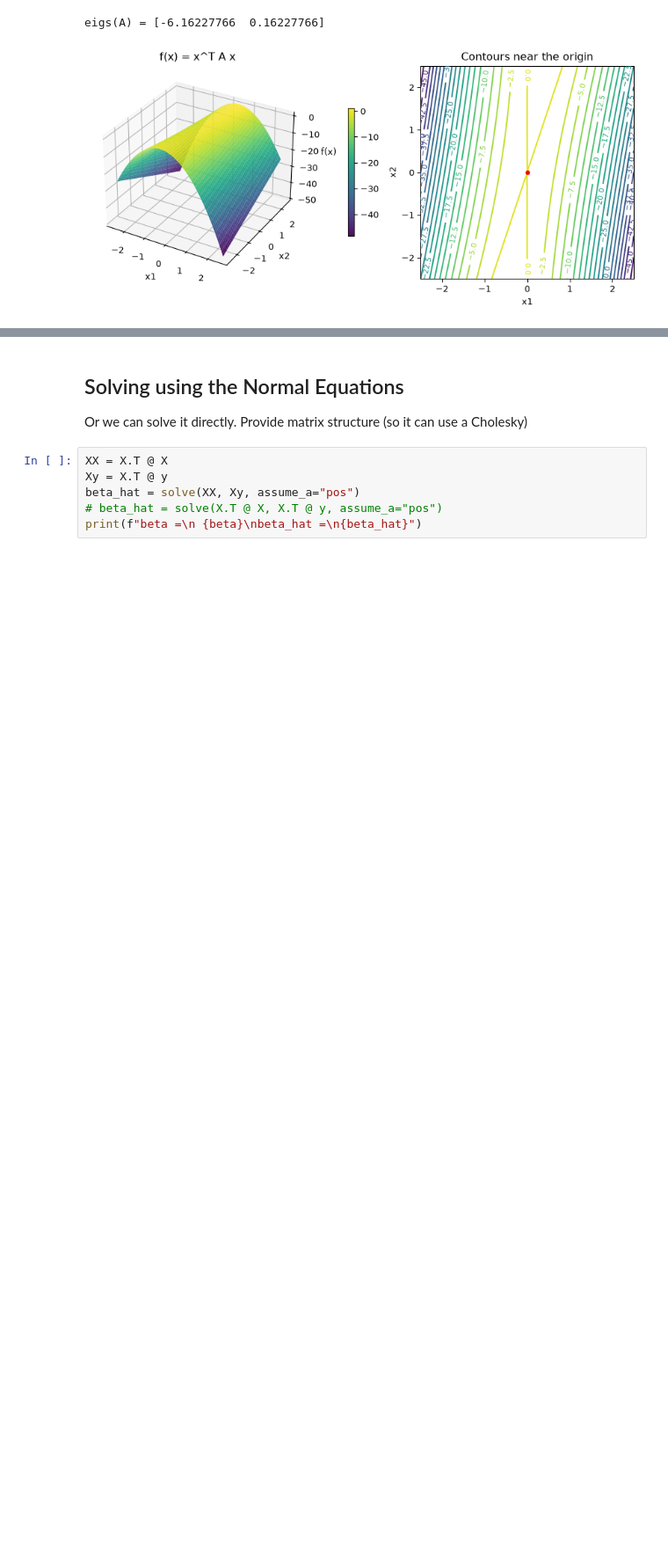
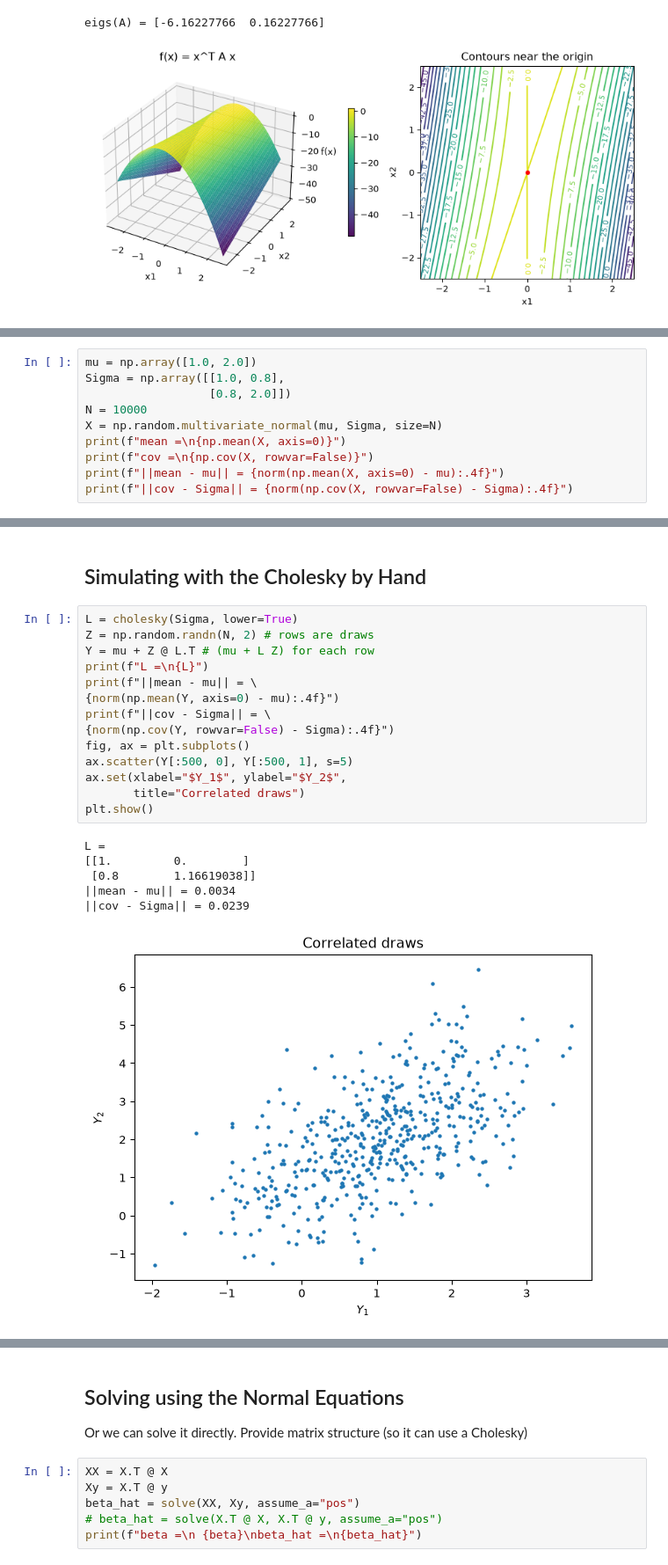
Before and after one commit to jlperla/grad_econ_datascience_notebooks, a Jupyter notebook: slides/optimization_least_squares.ipynb, the cells around one changed output, grey strips where cells are left out. Shown at 88% size. Saved outputs shown, nothing was run; the diff lists cells and outputs as text; blank space fills up the shorter version.

```diff
--- a/slides/least_squares.ipynb
+++ b/slides/optimization_least_squares.ipynb
@@ -243,0 +288,10 @@ eigs(A) = [-6.16227766  0.16227766]
+# %%
+mu = np.array([1.0, 2.0])
+Sigma = np.array([[1.0, 0.8],
+                  [0.8, 2.0]])
+N = 10000
+X = np.random.multivariate_normal(mu, Sigma, size=N)
+print(f"mean =\n{np.mean(X, axis=0)}")
+print(f"cov =\n{np.cov(X, rowvar=False)}")
+print(f"||mean - mu|| = {norm(np.mean(X, axis=0) - mu):.4f}")
+print(f"||cov - Sigma|| = {norm(np.cov(X, rowvar=False) - Sigma):.4f}")
@@ -244 +306,24 @@ eigs(A) = [-6.16227766  0.16227766]
+# %% [markdown]
+## Simulating with the Cholesky by Hand
+# %%
+L = cholesky(Sigma, lower=True)
+Z = np.random.randn(N, 2) # rows are draws
+Y = mu + Z @ L.T # (mu + L Z) for each row
+print(f"L =\n{L}")
+print(f"||mean - mu|| = \
+{norm(np.mean(Y, axis=0) - mu):.4f}")
+print(f"||cov - Sigma|| = \
+{norm(np.cov(Y, rowvar=False) - Sigma):.4f}")
+fig, ax = plt.subplots()
+ax.scatter(Y[:500, 0], Y[:500, 1], s=5)
+ax.set(xlabel="$Y_1$", ylabel="$Y_2$",
+       title="Correlated draws")
+plt.show()
+# %% [output]
+L =
+[[1.         0.        ]
+ [0.8        1.16619038]]
+||mean - mu|| = 0.0034
+||cov - Sigma|| = 0.0239
+[figure, added]
 # %% [markdown]
```
Also changed, not shown: parts of 37 cells of this notebook, 24 other files.
